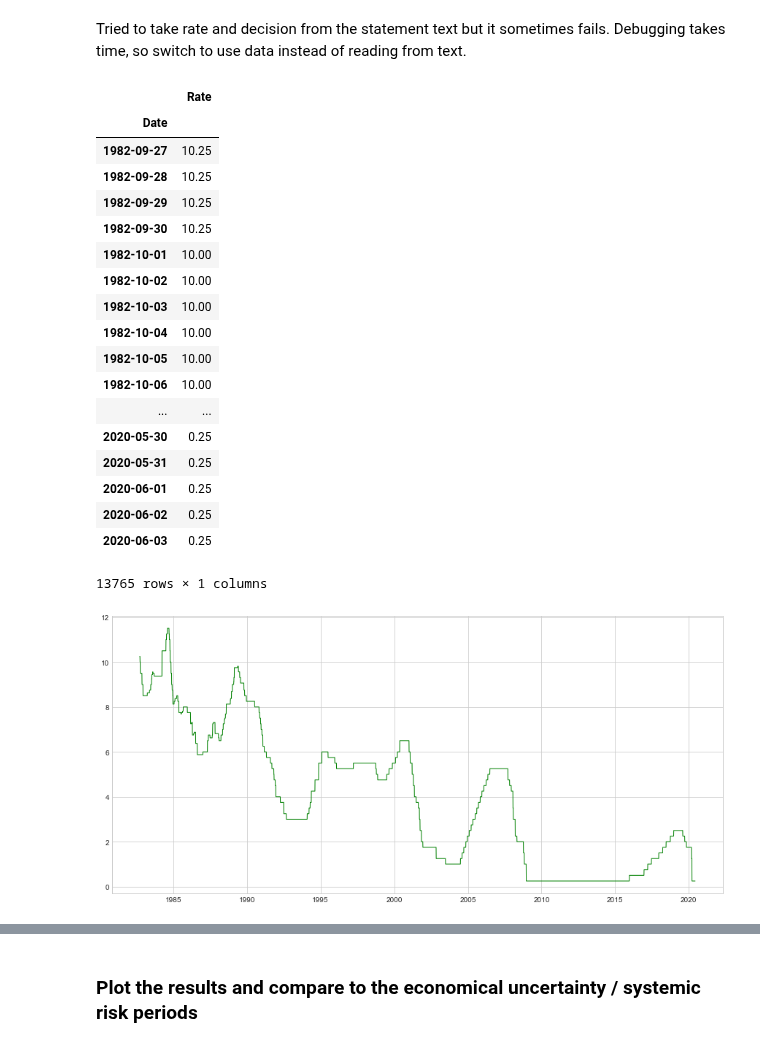
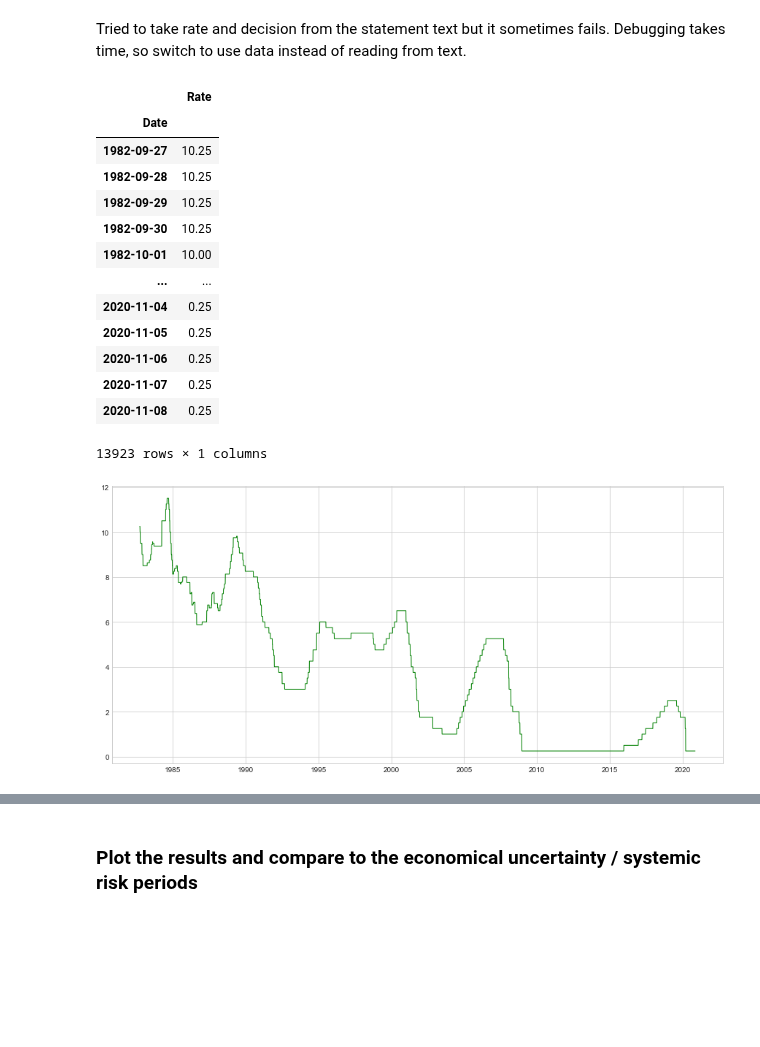
Before and after one commit to yukit-k/centralbank_analysis, a Jupyter notebook: src/1_FOMC_Analysis_Preliminary.ipynb, the cells around one changed output, grey strips where cells are left out. Cells and saved outputs as stored; diff of their text form; code cells hidden in the pictures; blank space fills up the shorter version.

```diff
--- a/src/1_FOMC_Analysis_Preliminary.ipynb
+++ b/src/1_FOMC_Analysis_Preliminary.ipynb
@@ -904,9 +904,9 @@ Tried to take rate and decision from the statement text but it sometimes fails.
 # Data.tail()
 # %%
 # FRB changed to range from 2008. So use Upper side from 2008.
-filename_till08 = '../data/MarketData/FEDRates/DFEDTAR.csv'
-filename_from08u = '../data/MarketData/FEDRates/DFEDTARU.csv'
-filename_from08l = '../data/MarketData/FEDRates/DFEDTARL.csv'
+filename_till08 = '../data/MarketData/Quandl/FRED_DFEDTAR.csv'
+filename_from08u = '../data/MarketData/Quandl/FRED_DFEDTARU.csv'
+filename_from08l = '../data/MarketData/Quandl/FRED_DFEDTARL.csv'
 
 fedtar = pd.read_csv(filename_till08, names=['Date', 'Rate'], header=0)
 fedtaru = pd.read_csv(filename_from08u, names=['Date', 'Rate'], header=0)
@@ -924,27 +924,20 @@ fedrate_df
 | 1982-09-29 | 10.25 |
 | 1982-09-30 | 10.25 |
 | 1982-10-01 | 10.00 |
-| 1982-10-02 | 10.00 |
-| 1982-10-03 | 10.00 |
-| 1982-10-04 | 10.00 |
-| 1982-10-05 | 10.00 |
-| 1982-10-06 | 10.00 |
 | ... | ... |
-| 2020-05-30 | 0.25 |
-| 2020-05-31 | 0.25 |
-| 2020-06-01 | 0.25 |
-| 2020-06-02 | 0.25 |
-| 2020-06-03 | 0.25 |
+| 2020-11-04 | 0.25 |
+| 2020-11-05 | 0.25 |
+| 2020-11-06 | 0.25 |
+| 2020-11-07 | 0.25 |
+| 2020-11-08 | 0.25 |
-13765 rows × 1 columns
+13923 rows × 1 columns
 # %%
 fig, ax = plt.subplots(figsize=(15,7))
-ax.plot(fedrate_df.index, fedrate_df['Rate'].values,
-         c = 'green',
-         linewidth= 1.0)
+ax.plot(fedrate_df.index, fedrate_df['Rate'].values, c = 'green', linewidth= 1.0)
 ax.grid(True)
 plt.show()
 # %% [output]
-[figure, old version]
+[figure, new version]
 # %%
 Data['RateDecision'] = None
 Data['Rate'] = None
```
Also changed, not shown: parts of 11 cells of this notebook.
